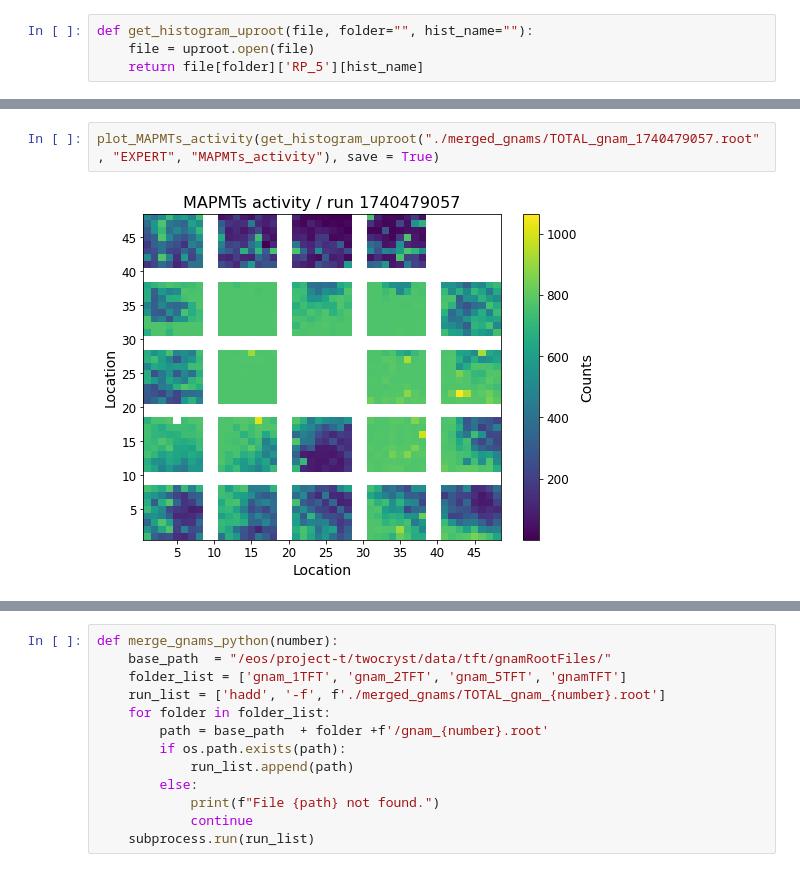
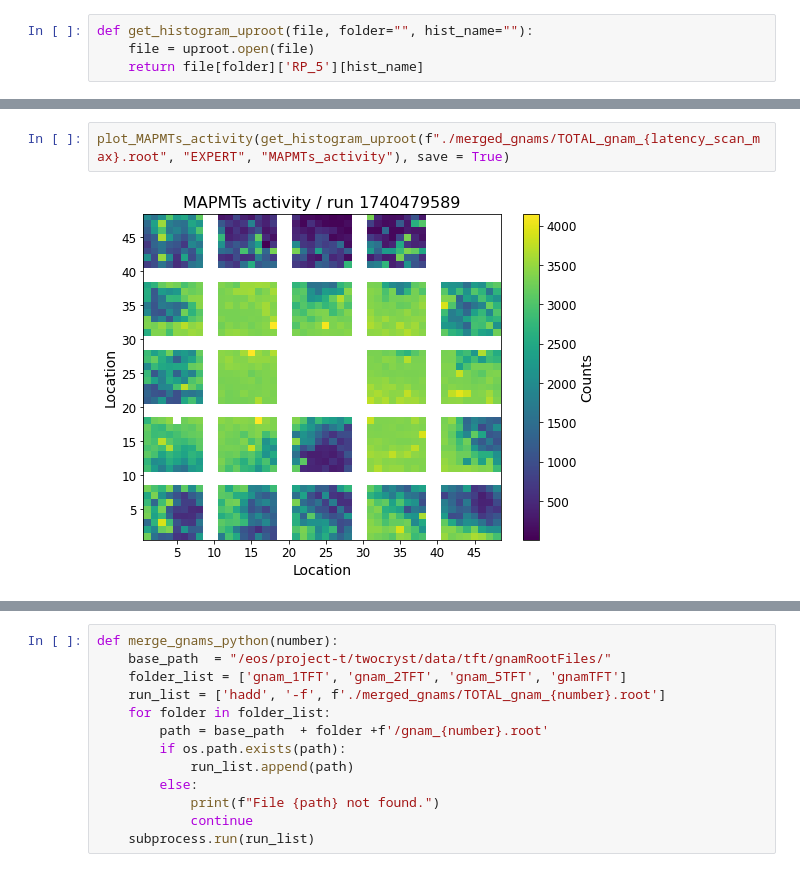
Before and after one commit to chiaramaccani/two_cryst_sim, a Jupyter notebook: TFT/TFT_data.ipynb, the cells around one changed output, grey strips where cells are left out. Saved outputs shown, nothing was run; the diff lists cells and outputs as text.

```diff
--- a/TFT/TFT_data.ipynb
+++ b/TFT/TFT_data.ipynb
@@ -72,4 +109,4 @@ def plot_MAPMTs_activity(hist, save=False):
 # %%
-plot_MAPMTs_activity(get_histogram_uproot("./merged_gnams/TOTAL_gnam_1740479057.root", "EXPERT", "MAPMTs_activity"), save = True)
+plot_MAPMTs_activity(get_histogram_uproot(f"./merged_gnams/TOTAL_gnam_{latency_scan_max}.root", "EXPERT", "MAPMTs_activity"), save = True)
 # %% [output]
-[figure, old version]
+[figure, new version]
```
Also changed, not shown: parts of 28 cells of this notebook, 18 other files.
